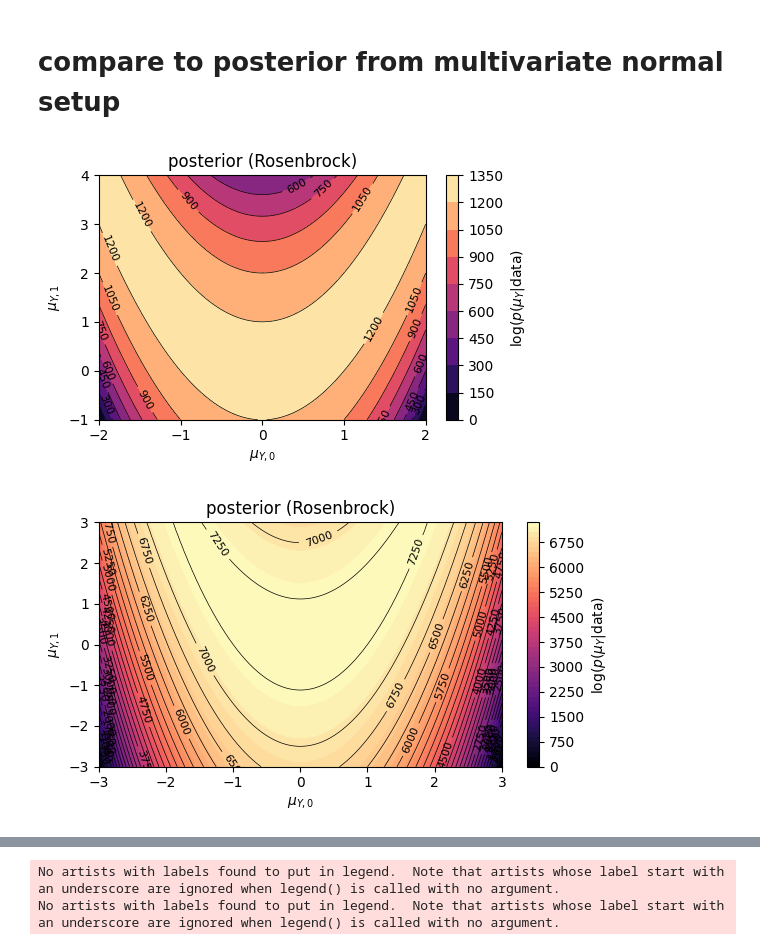
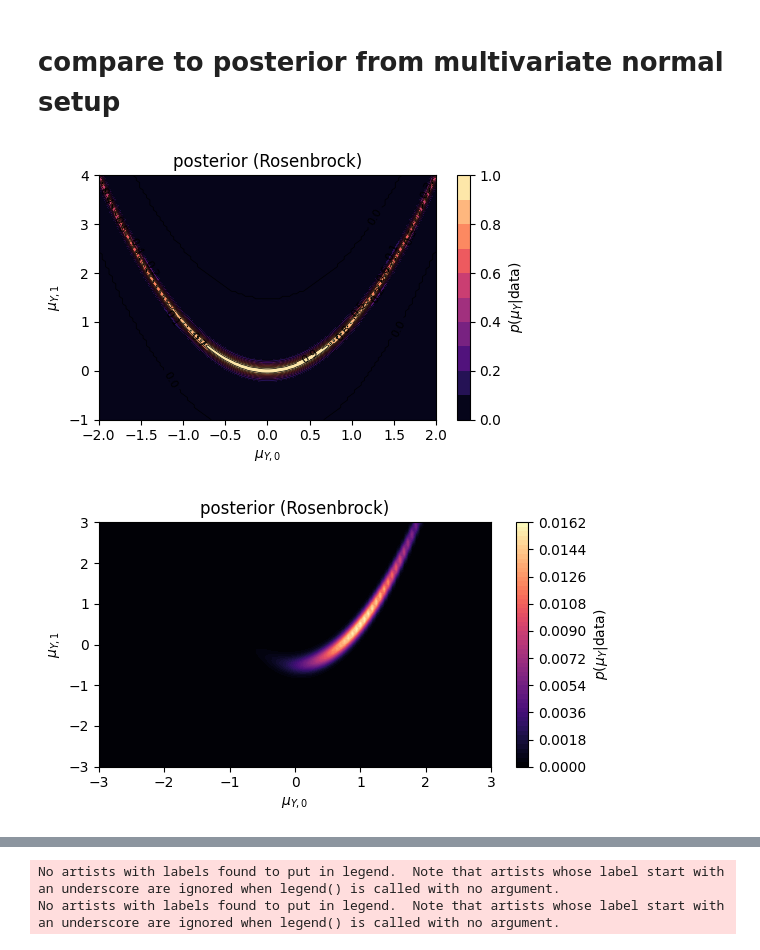
Before and after one commit to tlmakinen/degen_discovery, a Jupyter notebook: simple_problems/rosenbrock.ipynb, the cells around one changed output, grey strips where cells are left out. Saved outputs shown, nothing was run; the diff lists cells and outputs as text; code cells hidden in the pictures.

```diff
--- a/simple_problems/rosenbrock.ipynb
+++ b/simple_problems/rosenbrock.ipynb
@@ -95,14 +87,15 @@ x = np.linspace(-2, 2, 100)
 y = np.linspace(-1, 4, 100)
 X, Y = np.meshgrid(x, y)
 Z = (post)(X, Y)
-Z -= Z.min()
+#Z -= Z.min()
+Z = np.exp(Z)
 
 #Z = np.log(Z)
 
 # Create the filled contour plot
 plt.figure(figsize=(1.5*3.41, 3.41))
 contour = plt.contourf(X, Y, Z, levels=10, cmap='magma')  # levels can be int or list
-plt.colorbar(contour, label=r'$\log(p(\mu_Y | \rm data)$')  # Add a color bar
+plt.colorbar(contour, label=r'$p(\mu_Y | \rm data)$')  # Add a color bar
 
 # Optional: add contour lines on top
 lines = plt.contour(X, Y, Z, levels=10, colors='black', linewidths=0.5)
@@ -117,52 +110,75 @@ plt.title('posterior (Rosenbrock)')
 plt.tight_layout()
 plt.show()
 # %% [output]
-[figure, old version]
+[figure, new version]
 # %%
 import numpy as np
 import matplotlib.pyplot as plt
+import jax
 
 sigmas = np.array([1.0, 1.0/10])
 
 sigmas = np.array([2.0, 1.0])
+sigmas = np.array([(4.0), 1.0])
 
-n_d = 100
+#sigmas = np.array([1.0, 2.0])
+
+n_d = 50
+
+
+# def post(ν0, ν1,
+#          μ0=1.0,
+#          μ1=0.5,
+#          sigmas=sigmas, n_d=n_d):
+#     sigmas = (sigmas / jnp.sqrt(n_d))**2
+#     return - 0.5 * (((ν0 - μ0)**2 / sigmas[0]) + ((ν1 - ν0**2 - μ1)**2 / sigmas[1])) + np.log(np.sqrt(2*np.pi) * sigmas[0] * sigmas[1])
 
 
 def post(ν0, ν1,
-         μ0=0.0,
-         μ1=0.0,
+         μ0=1.0,
+         μ1=0.5,
          sigmas=sigmas, n_d=n_d):
+
     sigmas = (sigmas / jnp.sqrt(n_d))**2
-    return - 0.5 * (((ν0 - μ0)**2 / sigmas[0]) + ((ν1 - ν0**2 - μ1)**2 / sigmas[1]))
+
+    nu_target0 = μ0
+    nu_target1 = - μ0**2 + μ1
+
+    # transform so that the density is computed in degenerate space
+    ν1 = ν1 - ν0**2
+
+    return - 0.5 * ((((ν0 - nu_target0)**2 / sigmas[0]) + (ν1 - nu_target1)**2 / sigmas[1])) + np.log(np.sqrt(2*np.pi) * sigmas[0] * sigmas[1])
+
+
 
 
 # Sample data
 x = np.linspace(-3, 3, 100)
 y = np.linspace(-3, 3, 100)
 X, Y = np.meshgrid(x, y)
 Z = (post)(X, Y)
-Z -= Z.min()
+#Z -= Z.min()
+Z = np.exp(Z)
 
 #Z = np.log(Z + 1.0)
 
 # Create the filled contour plot
 plt.figure(figsize=(1.75*3.41, 3.41))
 contour = plt.contourf(X, Y, Z, levels=60, cmap='magma')  # levels can be int or list
-plt.colorbar(contour, label=r'$\log(p(\mu_Y | \rm data)$')  # Add a color bar
+plt.colorbar(contour, label=r'$p(\mu_Y | \rm data)$')  # Add a color bar
 
 # Optional: add contour lines on top
-lines = plt.contour(X, Y, Z, levels=30, colors='black', linewidths=0.5)
-plt.clabel(lines, inline=True, fontsize=8)
+#lines = plt.contour(X, Y, Z, levels=30, colors='black', linewidths=0.5)
+#plt.clabel(lines, inline=True, fontsize=8)
 
 # Labels and title
 plt.xlabel(r'$\mu_{Y,0}$')
 plt.ylabel(r'$\mu_{Y,1}$')
 plt.title('posterior (Rosenbrock)')
 
 # Show plot
 plt.tight_layout()
 plt.show()
 # %% [output]
-[figure, old version]
+[figure, new version]
 # %%
```
Also changed, not shown: parts of 4 cells of this notebook, 5 other files.
